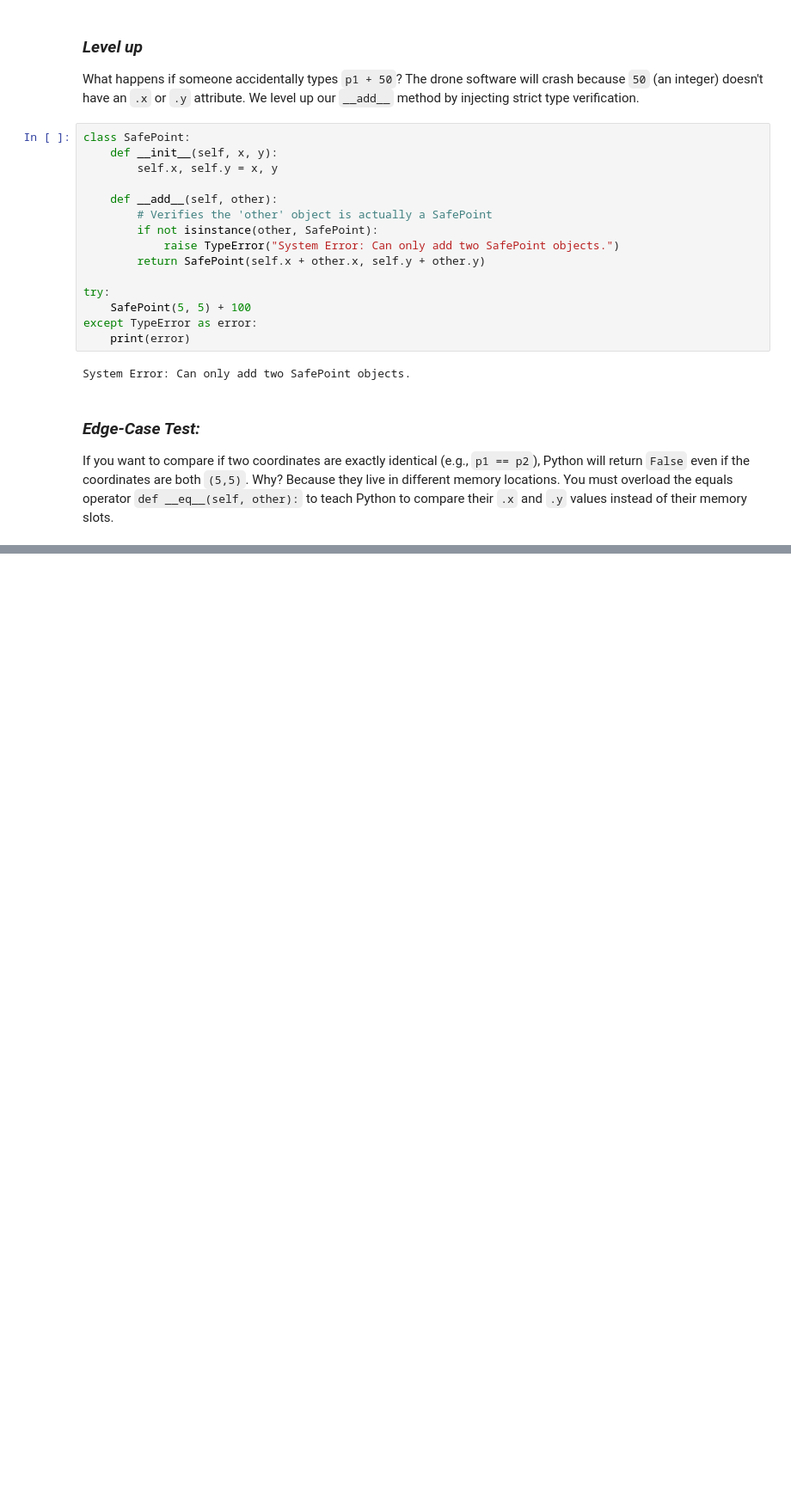
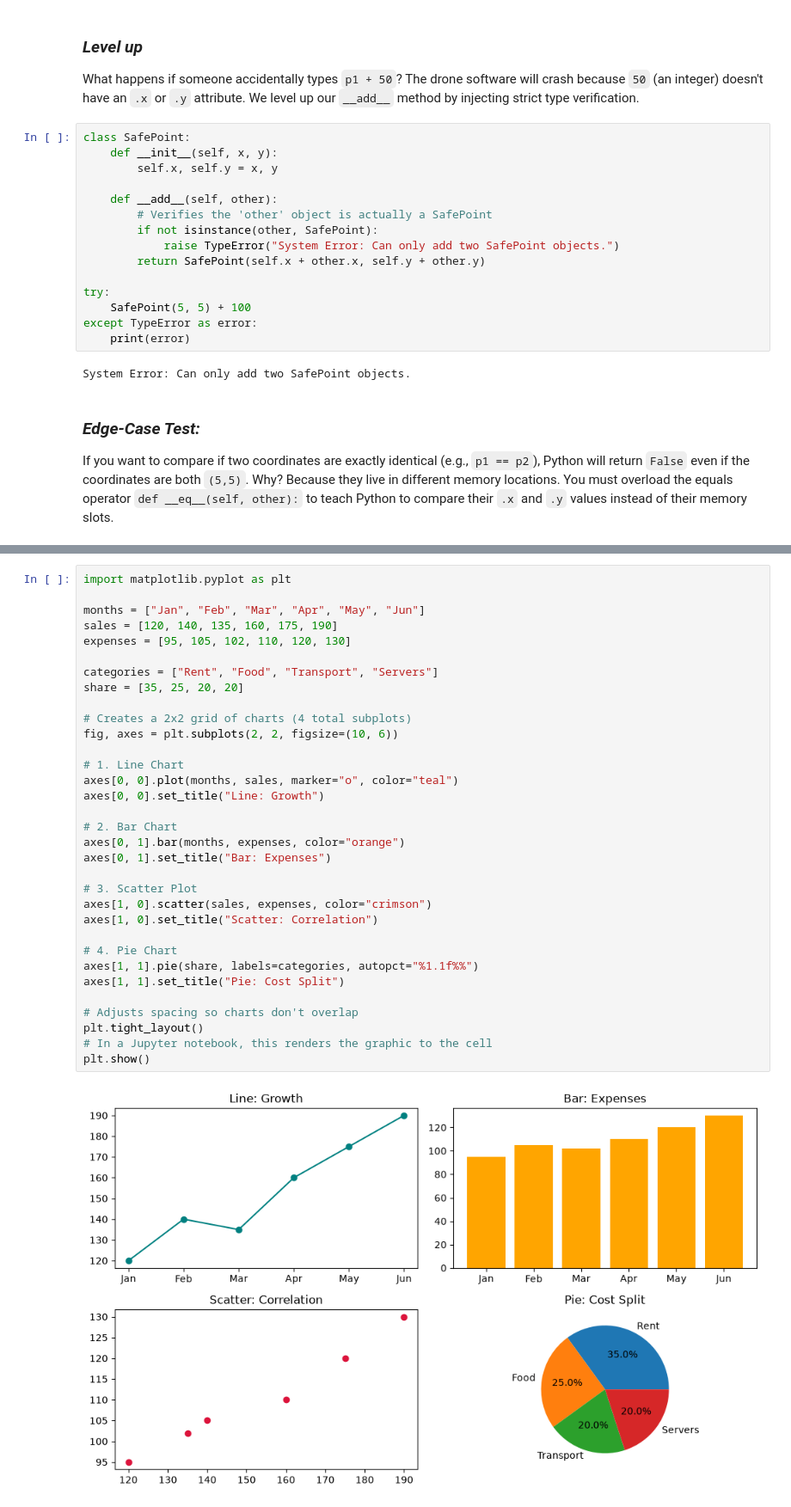
Before and after one commit to AnshulGhildiyal/UPES_590031643, a Jupyter notebook: UPES_PG_Template/Subjects/Bridge-Course/Practice/Assignment_1.ipynb, the cells around one changed output, grey strips where cells are left out. Shown at 86% size. Cells and saved outputs as stored; diff of their text form; blank space fills up the shorter version.

```diff
--- a/UPES_PG_Template/Subjects/Bridge-Course/Practice/Assignment_1.ipynb
+++ b/UPES_PG_Template/Subjects/Bridge-Course/Practice/Assignment_1.ipynb
@@ -3446,0 +3819,35 @@ If you want to compare if two coordinates are exactly identical (e.g., `p1 == p2
+# %%
+import matplotlib.pyplot as plt
+
+months = ["Jan", "Feb", "Mar", "Apr", "May", "Jun"]
+sales = [120, 140, 135, 160, 175, 190]
+expenses = [95, 105, 102, 110, 120, 130]
+
+categories = ["Rent", "Food", "Transport", "Servers"]
+share = [35, 25, 20, 20]
+
+# Creates a 2x2 grid of charts (4 total subplots)
+fig, axes = plt.subplots(2, 2, figsize=(10, 6))
+
+# 1. Line Chart
+axes[0, 0].plot(months, sales, marker="o", color="teal")
+axes[0, 0].set_title("Line: Growth")
+
+# 2. Bar Chart
+axes[0, 1].bar(months, expenses, color="orange")
+axes[0, 1].set_title("Bar: Expenses")
+
+# 3. Scatter Plot
+axes[1, 0].scatter(sales, expenses, color="crimson")
+axes[1, 0].set_title("Scatter: Correlation")
+
+# 4. Pie Chart
+axes[1, 1].pie(share, labels=categories, autopct="%1.1f%%")
+axes[1, 1].set_title("Pie: Cost Split")
+
+# Adjusts spacing so charts don't overlap
+plt.tight_layout()
+# In a Jupyter notebook, this renders the graphic to the cell
+plt.show()
+# %% [output]
+[figure, added]
```
Also changed, not shown: parts of 48 cells of this notebook, 6 other files.
